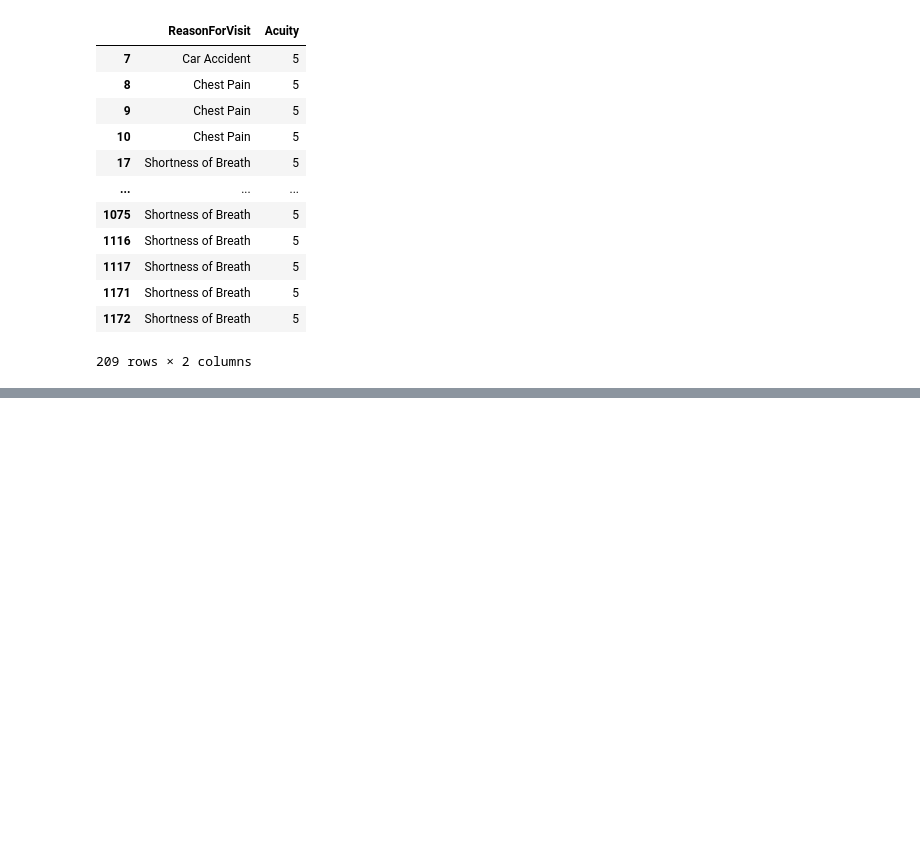
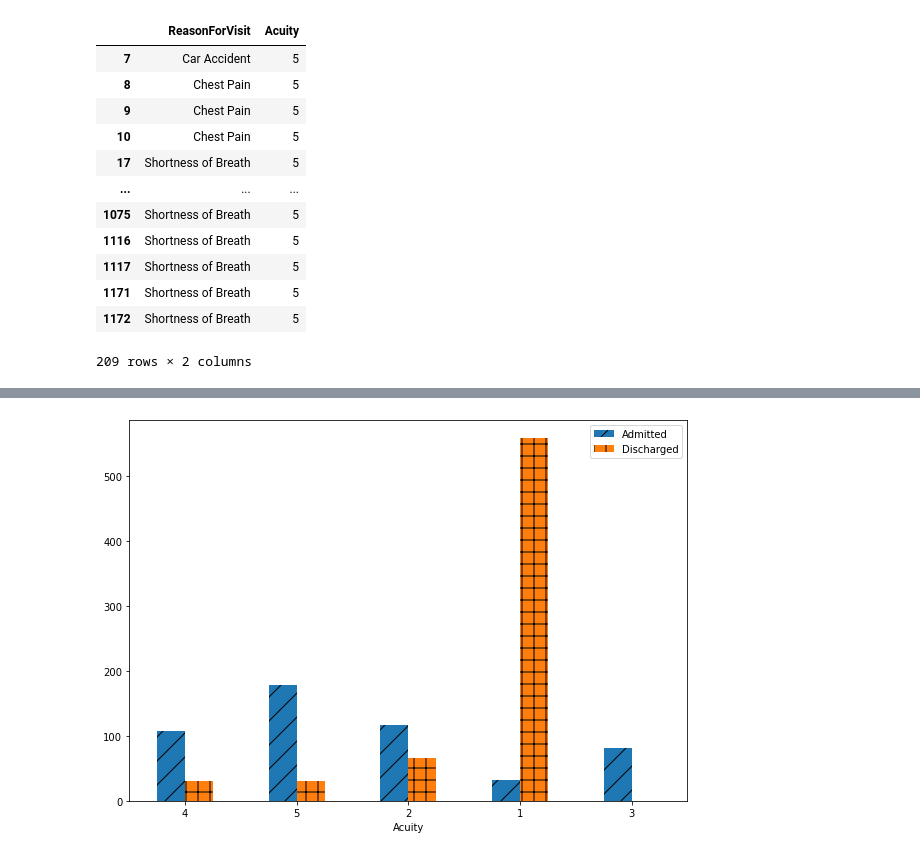
Before and after one commit to PoovithaJayaprakash/Mighty-Pythons, a Jupyter notebook: Mighty-Pythons.ipynb, the cells around one changed output, grey strips where cells are left out. Saved outputs shown, nothing was run; the diff lists cells and outputs as text; code cells hidden in the pictures; blank space fills up the shorter version.

```diff
--- a/Mighty-Pythons.ipynb
+++ b/Mighty-Pythons.ipynb
@@ -1010,0 +1034,5 @@ b
+# %%
+subsetdf=dataEDVisits[["PatientID",'EDDisposition','Acuity']]
+#subsetdf.groupby(['EDDisposition','Acuity'])['PatientID'].count()
+pivot_df = pd.pivot_table(subsetdf,index='Acuity', columns='EDDisposition', values='PatientID',aggfunc='count')
+pivot_df
@@ -1010,0 +1047,16 @@ b
+# %%
+fig, ax = plt.subplots()
+ax = pivot_df.sort_values('Discharged', ascending=True).plot.bar(rot=0,ax=ax,figsize=(10,7))
+bars = ax.patches
+patterns = ['/', '+']  # set hatch patterns in the correct order
+hatches = []  # list for hatches in the order of the bars
+for h in patterns:  # loop over patterns to create bar-ordered hatches
+    for i in range(int(len(bars) / len(patterns))):
+        hatches.append(h)
+for bar, hatch in zip(bars, hatches):  # loop over bars and hatches to set hatches in correct order
+    bar.set_hatch(hatch)
+# generate legend. this is important to set explicitly, otherwise no hatches will be shown!
+ax.legend()
+plt.show()
+# %% [output]
+[figure, added]
```
Also changed, not shown: parts of 5 cells of this notebook.
